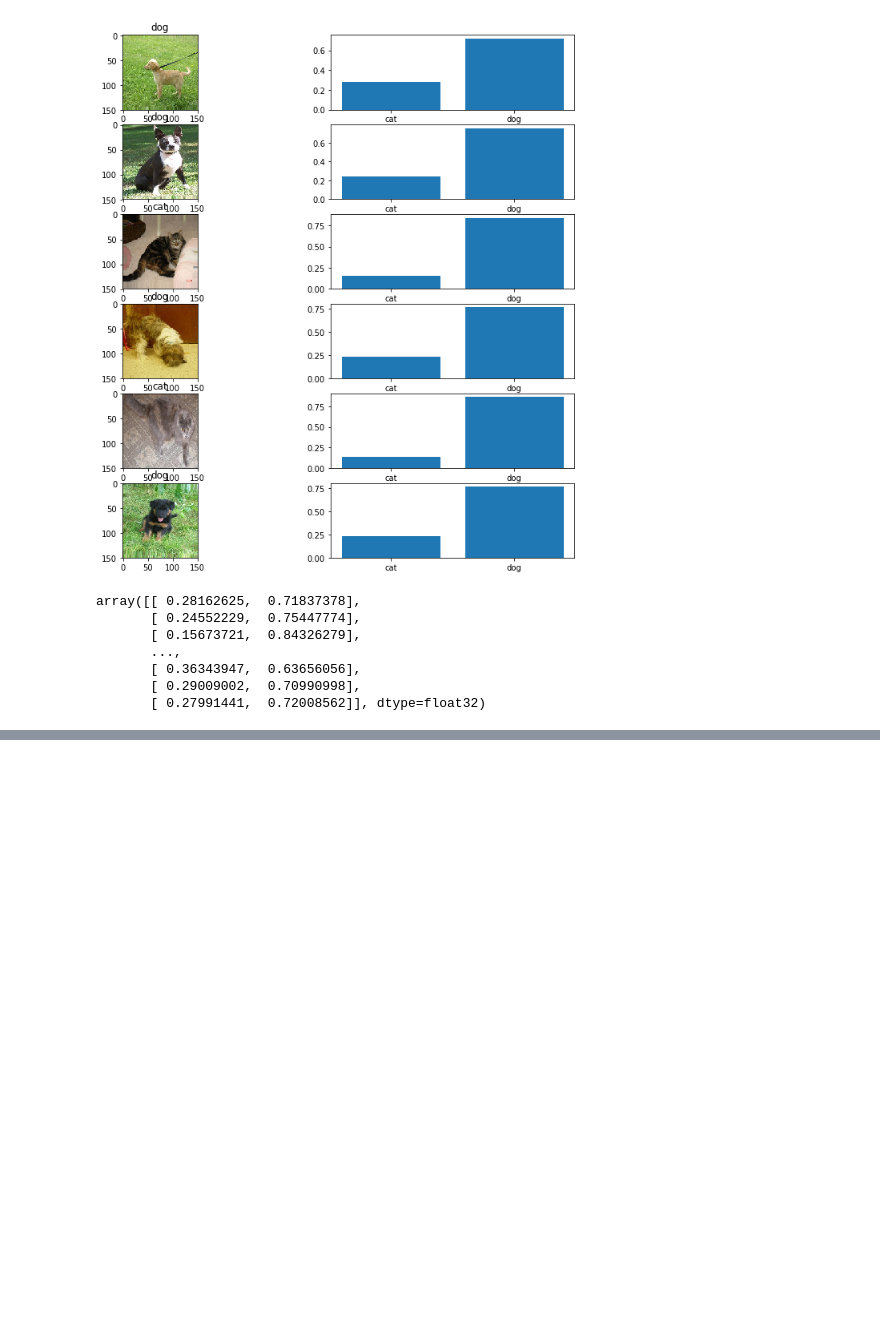
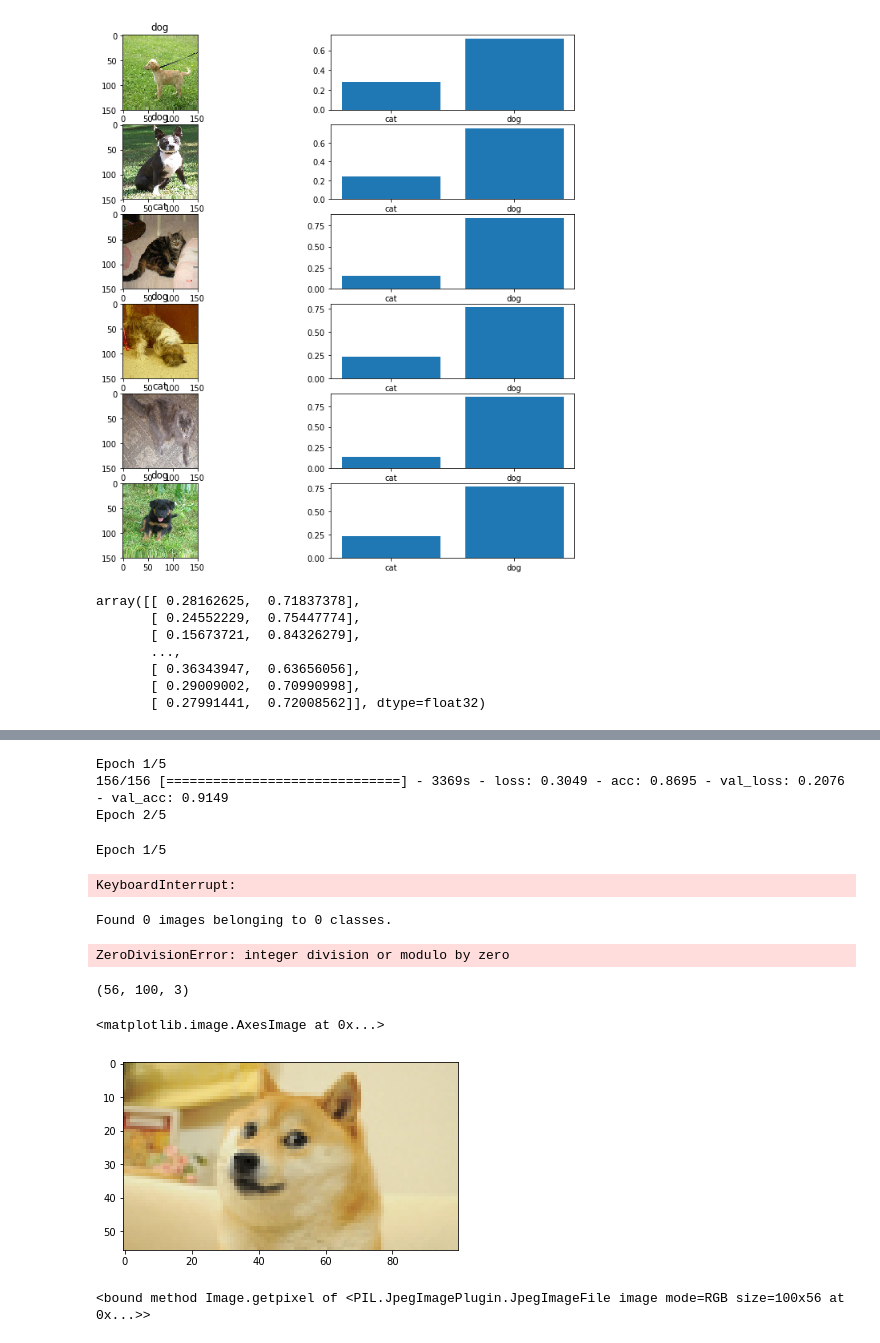
Before and after one commit to sachinruk/deepschool.io, a Jupyter notebook: Lesson 13 - Transfer Learning - Solutions.ipynb, the cells around one changed output, grey strips where cells are left out. Drawn from its saved outputs; the diff is of its cells as text; code cells hidden in the pictures; blank space fills up the shorter version.

```diff
--- a/Lesson 13 - Transfer Learning - Solutions.ipynb
+++ b/Lesson 13 - Transfer Learning - Solutions.ipynb
@@ -346,0 +561,75 @@ applications.VGG16?
+# %%
+# fine-tune the model
+combinedModel.fit_generator(
+    train_generator,
+    steps_per_epoch=train_examples//batch_size,
+    epochs=5,
+    validation_data=validation_generator,
+    validation_steps=test_examples//batch_size) # len(valid_generator.filenames)
+# %% [output]
+Epoch 1/5
+156/156 [==============================] - 3369s - loss: 0.3049 - acc: 0.8695 - val_loss: 0.2076 - val_acc: 0.9149
+Epoch 2/5
+# %%
+# fine-tune the model
+combinedModel.fit_generator(
+    train_generator,
+    steps_per_epoch=train_examples//batch_size,
+    epochs=5,
+    validation_data=validation_generator,
+    validation_steps=test_examples//batch_size) # len(valid_generator.filenames)
+# %% [output]
+Epoch 1/5
+KeyboardInterrupt:
+# %%
+from PIL import Image
+
+img = Image.open('doge.jpg')
+img.thumbnail((img_height, img_width), Image.ANTIALIAS)
+img.save('small_doge.jpg')
+
+# data
+# %%
+datagen = ImageDataGenerator(
+        rescale=1./255,
+        rotation_range=5,
+        zoom_range=0.2,
+        horizontal_flip=True)
+
+img_height = img_width = 100
+channels = 3
+train_generator = datagen.flow_from_directory(
+    './doge/',
+    color_mode = "rgb",
+    target_size=(img_height, img_width),
+    batch_size=1,
+    class_mode=None)
+
+i = 0
+img_list = []
+for batch in train_generator: #.flow(x, batch_size=1)
+    img_list.append(batch)
+    i += 1
+    if i > 5:
+        break
+
+
+for img in img_list:
+    plt.imshow(np.squeeze(img))
+    plt.show()
+# %% [output]
+Found 0 images belonging to 0 classes.
+ZeroDivisionError: integer division or modulo by zero
+# %%
+data.shape
+# %% [output]
+(56, 100, 3)
+# %%
+plt.imshow(img)
+# %% [output]
+<matplotlib.image.AxesImage at 0x...>
+[figure, added]
+# %%
+img.getpixel
+# %% [output]
+<bound method Image.getpixel of <PIL.JpegImagePlugin.JpegImageFile image mode=RGB size=100x56 at 0x...>>
```
Also changed, not shown: parts of 34 cells of this notebook.
